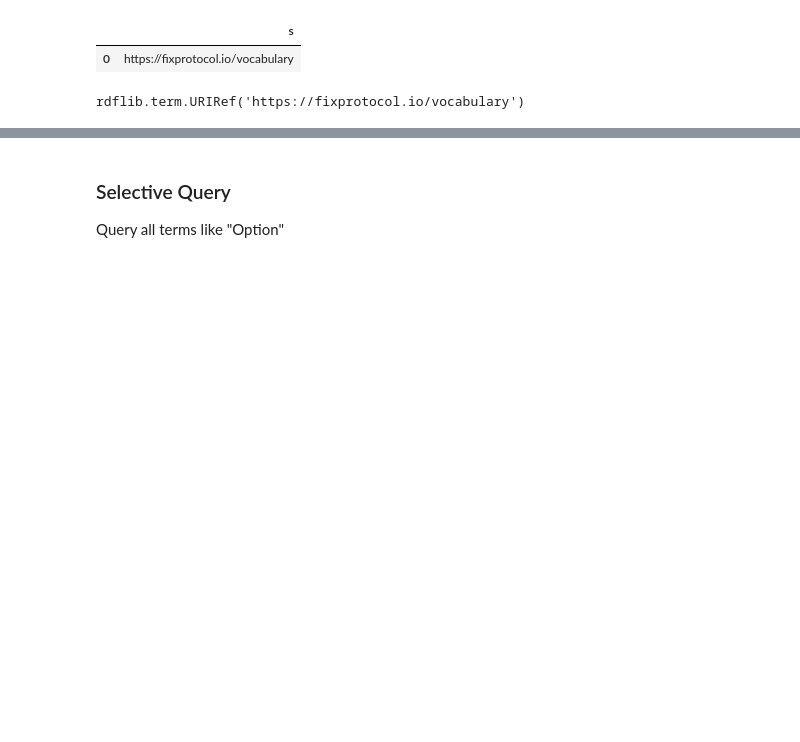
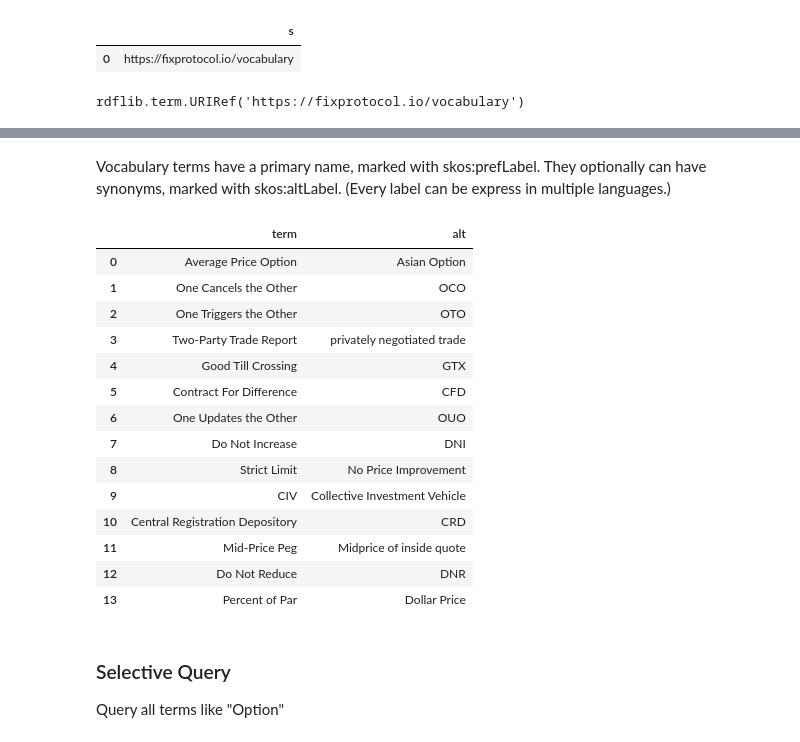
Before and after one commit to FIXTradingCommunity/fix-vocabulary, a Jupyter notebook: fix-vocabulary.ipynb, the cells around one changed output, grey strips where cells are left out. Saved outputs shown, nothing was run; the diff lists cells and outputs as text; code cells hidden in the pictures; blank space fills up the shorter version.

```diff
--- a/fix-vocabulary.ipynb
+++ b/fix-vocabulary.ipynb
@@ -96,4 +108,31 @@ terms
 328 rows × 3 columns
+# %% [markdown]
+Vocabulary terms have a primary name, marked with skos:prefLabel. They optionally can have synonyms, marked with skos:altLabel. (Every label can be express in multiple languages.)
+# %%
+terms=e.select("""
+    SELECT ?term ?alt
+    WHERE {
+        ?concept  skos:prefLabel ?term .
+        ?concept skos:altLabel ?alt .
+    }
+""")
+terms
+# %% [output]
+|  | term | alt |
+| 0 | Average Price Option | Asian Option |
+| 1 | One Cancels the Other | OCO |
+| 2 | One Triggers the Other | OTO |
+| 3 | Two-Party Trade Report | privately negotiated trade |
+| 4 | Good Till Crossing | GTX |
+| 5 | Contract For Difference | CFD |
+| 6 | One Updates the Other | OUO |
+| 7 | Do Not Increase | DNI |
+| 8 | Strict Limit | No Price Improvement |
+| 9 | CIV | Collective Investment Vehicle |
+| 10 | Central Registration Depository | CRD |
+| 11 | Mid-Price Peg | Midprice of inside quote |
+| 12 | Do Not Reduce | DNR |
+| 13 | Percent of Par | Dollar Price |
 # %% [markdown]
 ### Selective Query
 
```
Also changed, not shown: parts of 13 cells of this notebook, 2 other files.
